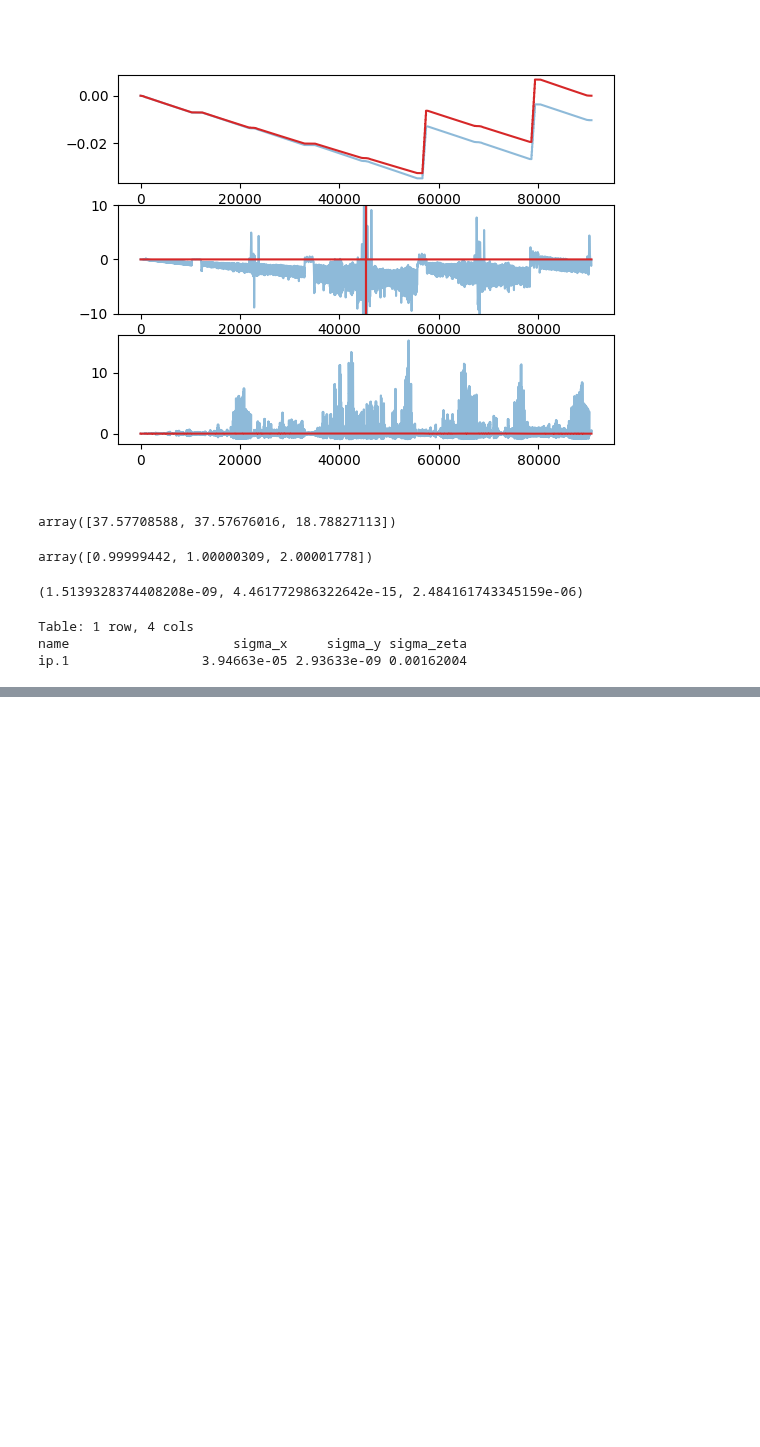
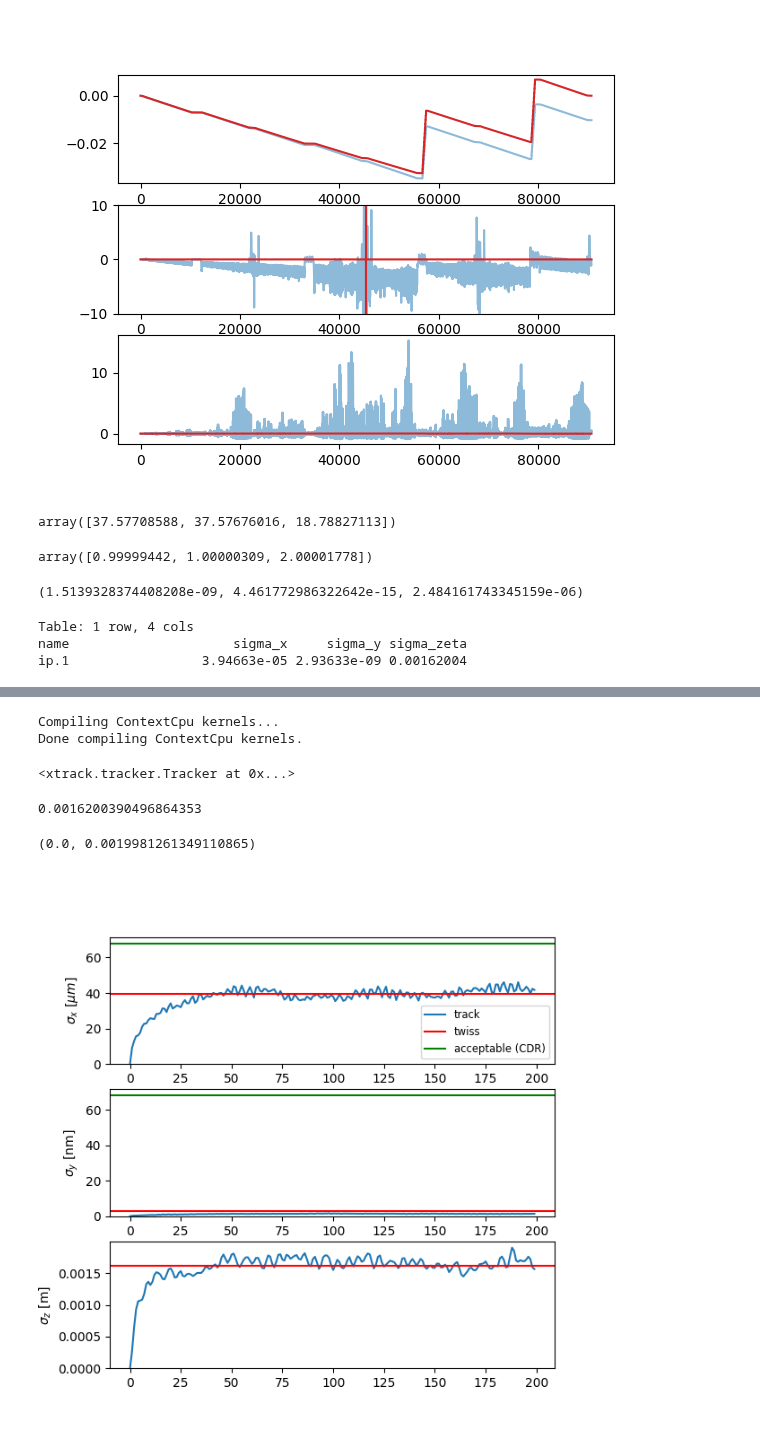
Before and after one commit to xsuite/tutorial_abp_demo, a Jupyter notebook: notebook_01_fccee_radiation.ipynb, the cells around one changed output, grey strips where cells are left out. Cells and saved outputs as stored; diff of their text form; code cells hidden in the pictures; blank space fills up the shorter version.

Commit message:
Plot tracking results

```diff
--- a/notebook_01_fccee_radiation.ipynb
+++ b/notebook_01_fccee_radiation.ipynb
@@ -101,0 +113,7 @@ ip.1                 3.94663e-05 2.93633e-09 0.00162004
+# %%
+line.discard_tracker()
+line.build_tracker(_context=xo.ContextCpu(omp_num_threads='auto'))
+# %% [output]
+Compiling ContextCpu kernels...
+Done compiling ContextCpu kernels.
+<xtrack.tracker.Tracker at 0x...>
@@ -101,0 +123,32 @@ ip.1                 3.94663e-05 2.93633e-09 0.00162004
+# %%
+mon = line.record_last_track
+# %%
+beam_sizes['sigma_zeta', 'ip.1']
+# %% [output]
+0.0016200390496864353
+# %%
+fig = plt.figure(figsize=(6.4, 4.8*1.3))
+
+spx = fig. add_subplot(3, 1, 1)
+spx.plot(1e6 * np.std(mon.x, axis=0), label='track')
+spx.axhline(1e6 * beam_sizes['sigma_x', 'ip.1'], color='red', label='twiss')
+spx.axhline(68, color='green', label='acceptable (CDR)')
+spx.legend(loc='lower right', fontsize='small')
+spx.set_ylabel(r'$\sigma_{x}$ [$\mu$ m]')
+spx.set_ylim(bottom=0)
+
+spy = fig. add_subplot(3, 1, 2, sharex=spx)
+spy.plot(1e9 * np.std(mon.y, axis=0), label='track')
+spy.axhline(1e9 * beam_sizes['sigma_y', 'ip.1'], color='red', label='twiss')
+spy.axhline(68, color='green', label='acceptable (CDR)')
+spy.set_ylabel(r'$\sigma_{y}$ [nm]')
+spy.set_ylim(bottom=0)
+
+spz = fig. add_subplot(3, 1, 3, sharex=spx)
+spz.plot(np.std(mon.zeta, axis=0))
+spz.axhline(beam_sizes['sigma_zeta', 'ip.1'], color='red', label='twiss')
+spz.set_ylabel(r'$\sigma_{z}$ [m]')
+spz.set_ylim(bottom=0)
+# %% [output]
+(0.0, 0.0019981261349110865)
+[figure, added]
```
Also changed, not shown: parts of 6 cells of this notebook.
